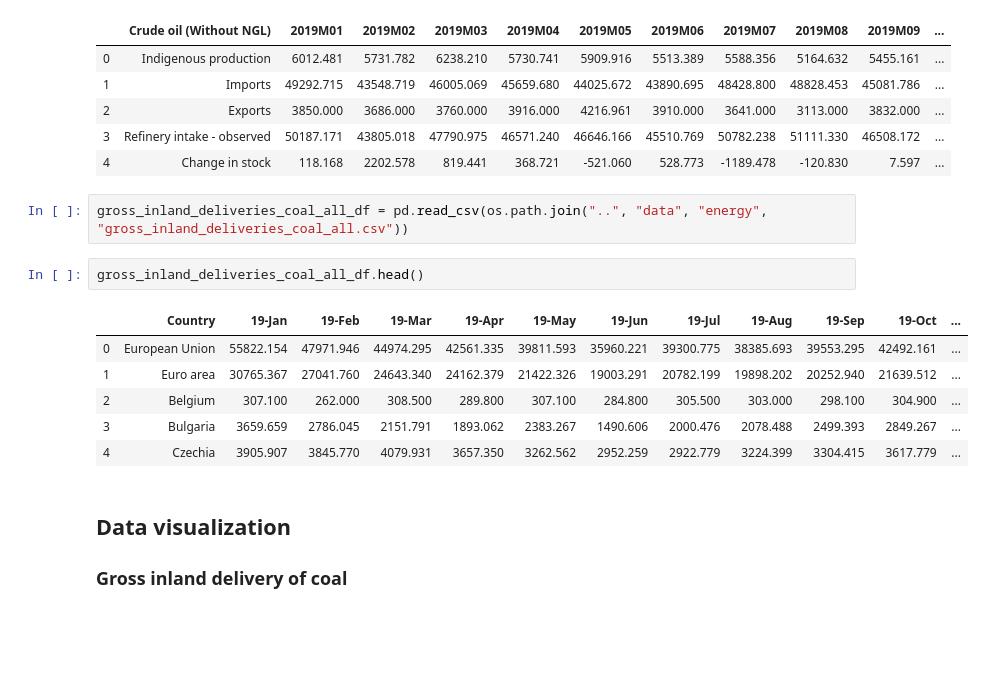
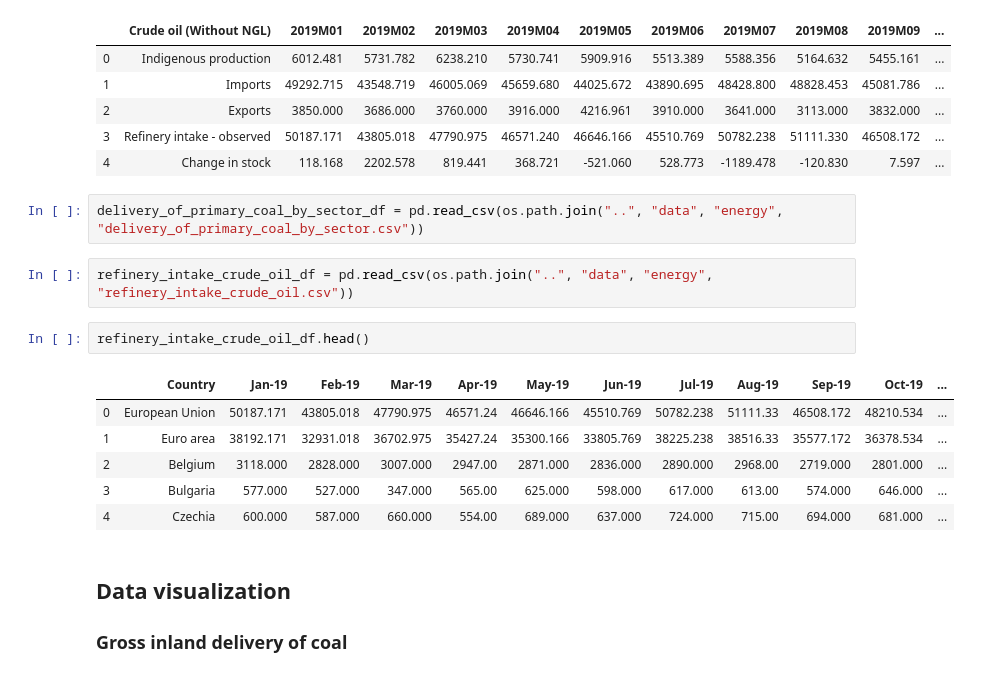
Before and after one commit to gabrielpreda/nasa_2020, a Jupyter notebook: analysis/energy - eda.ipynb, the cells around one changed output. Saved outputs shown, nothing was run; the diff lists cells and outputs as text; blank space fills up the shorter version.

Commit message:
refinery intake crude oil europe all / country (thousands tones) Jan 2019- Jan 2020

```diff
--- a/analysis/energy - eda.ipynb
+++ b/analysis/energy - eda.ipynb
@@ -65,16 +65,18 @@ crude_oil_df.head()
 | 3 | Refinery intake - observed | 50187.171 | 43805.018 | 47790.975 | 46571.240 | 46646.166 | 45510.769 | 50782.238 | 51111.330 | 46508.172 | ... |
 | 4 | Change in stock | 118.168 | 2202.578 | 819.441 | 368.721 | -521.060 | 528.773 | -1189.478 | -120.830 | 7.597 | ... |
 # %%
-gross_inland_deliveries_coal_all_df = pd.read_csv(os.path.join("..", "data", "energy", "gross_inland_deliveries_coal_all.csv"))
+delivery_of_primary_coal_by_sector_df = pd.read_csv(os.path.join("..", "data", "energy", "delivery_of_primary_coal_by_sector.csv"))
+# %%
+refinery_intake_crude_oil_df = pd.read_csv(os.path.join("..", "data", "energy", "refinery_intake_crude_oil.csv"))
 # %%
-gross_inland_deliveries_coal_all_df.head()
+refinery_intake_crude_oil_df.head()
 # %% [output]
-|  | Country | 19-Jan | 19-Feb | 19-Mar | 19-Apr | 19-May | 19-Jun | 19-Jul | 19-Aug | 19-Sep | 19-Oct | ... |
-| 0 | European Union | 55822.154 | 47971.946 | 44974.295 | 42561.335 | 39811.593 | 35960.221 | 39300.775 | 38385.693 | 39553.295 | 42492.161 | ... |
-| 1 | Euro area | 30765.367 | 27041.760 | 24643.340 | 24162.379 | 21422.326 | 19003.291 | 20782.199 | 19898.202 | 20252.940 | 21639.512 | ... |
-| 2 | Belgium | 307.100 | 262.000 | 308.500 | 289.800 | 307.100 | 284.800 | 305.500 | 303.000 | 298.100 | 304.900 | ... |
-| 3 | Bulgaria | 3659.659 | 2786.045 | 2151.791 | 1893.062 | 2383.267 | 1490.606 | 2000.476 | 2078.488 | 2499.393 | 2849.267 | ... |
-| 4 | Czechia | 3905.907 | 3845.770 | 4079.931 | 3657.350 | 3262.562 | 2952.259 | 2922.779 | 3224.399 | 3304.415 | 3617.779 | ... |
+|  | Country | Jan-19 | Feb-19 | Mar-19 | Apr-19 | May-19 | Jun-19 | Jul-19 | Aug-19 | Sep-19 | Oct-19 | ... |
+| 0 | European Union | 50187.171 | 43805.018 | 47790.975 | 46571.24 | 46646.166 | 45510.769 | 50782.238 | 51111.33 | 46508.172 | 48210.534 | ... |
+| 1 | Euro area | 38192.171 | 32931.018 | 36702.975 | 35427.24 | 35300.166 | 33805.769 | 38225.238 | 38516.33 | 35577.172 | 36378.534 | ... |
+| 2 | Belgium | 3118.000 | 2828.000 | 3007.000 | 2947.00 | 2871.000 | 2836.000 | 2890.000 | 2968.00 | 2719.000 | 2801.000 | ... |
+| 3 | Bulgaria | 577.000 | 527.000 | 347.000 | 565.00 | 625.000 | 598.000 | 617.000 | 613.00 | 574.000 | 646.000 | ... |
+| 4 | Czechia | 600.000 | 587.000 | 660.000 | 554.00 | 689.000 | 637.000 | 724.000 | 715.00 | 694.000 | 681.000 | ... |
 # %% [markdown]
 ## Data visualization
 
```
Also changed, not shown: parts of 9 cells of this notebook, 2 other files.
